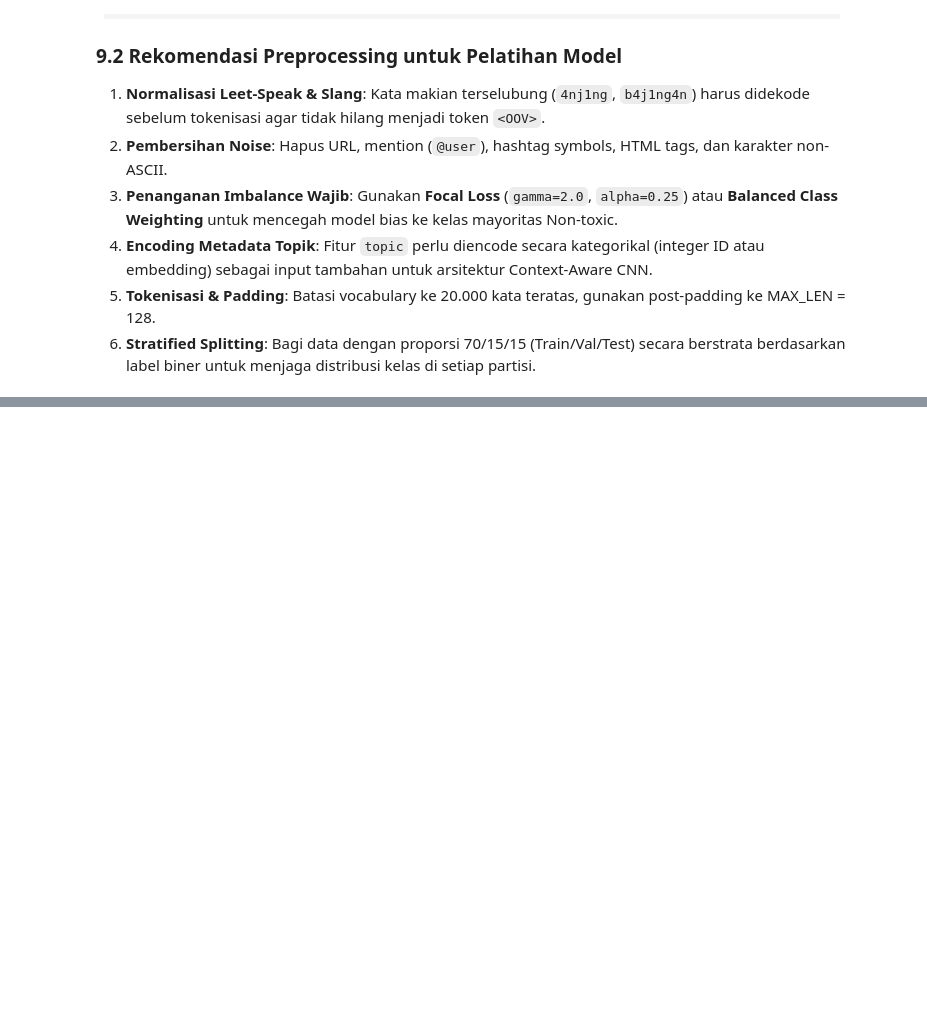
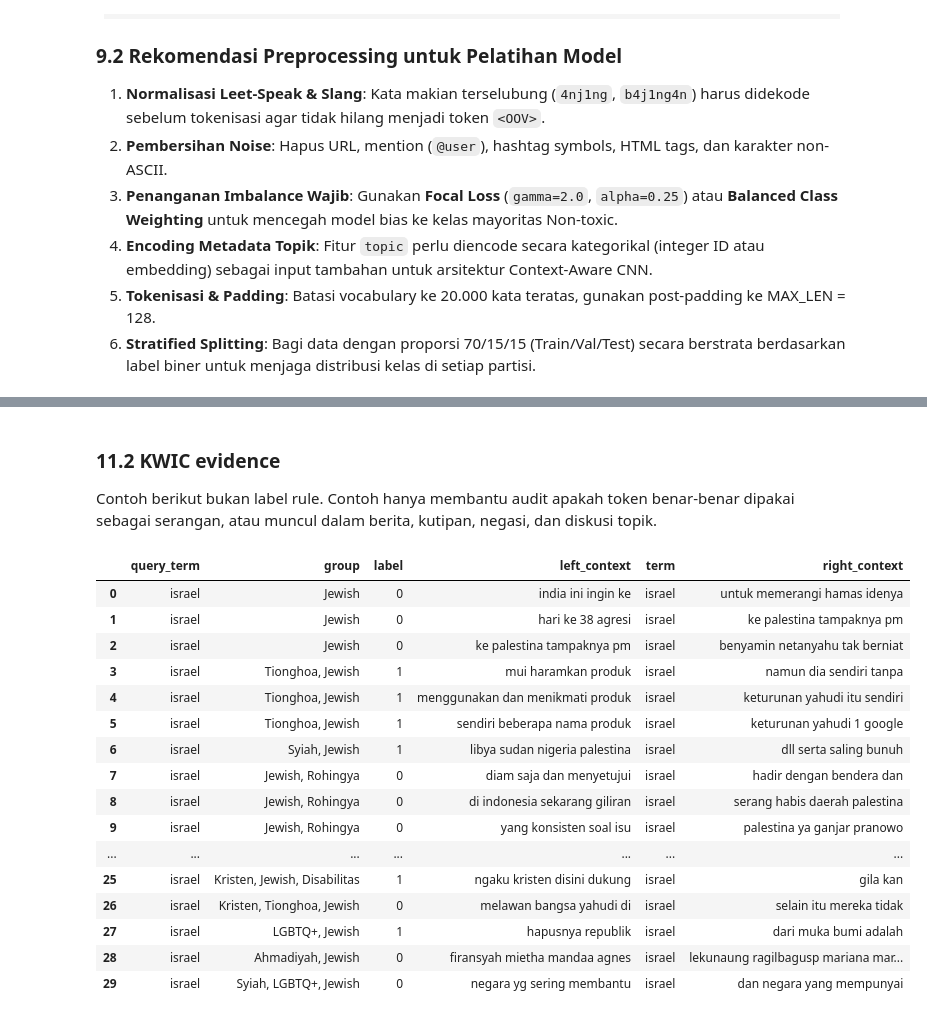
Before and after one commit to Josshua-DSA/Vox, a Jupyter notebook: notebooks/01_eda.ipynb, the cells around one changed output, grey strips where cells are left out. Cells and saved outputs as stored; diff of their text form; code cells hidden in the pictures; blank space fills up the shorter version.

```diff
--- a/notebooks/01_eda.ipynb
+++ b/notebooks/01_eda.ipynb
@@ -628,0 +955,34 @@ plt.show()
+# %% [markdown]
+### 11.2 KWIC evidence
+
+Contoh berikut bukan label rule. Contoh hanya membantu audit apakah token benar-benar dipakai sebagai serangan, atau muncul dalam berita, kutipan, negasi, dan diskusi topik.
+# %%
+wave2_terms = top_toxic_terms(wave2_lexical["all"], limit=8)
+wave2_kwic_parts = []
+for term in wave2_terms:
+    evidence = eda.kwic_by_group(wave2_frame, term, "topic", window=4)
+    if not evidence.empty:
+        wave2_kwic_parts.append(evidence.groupby("group", sort=False).head(3).assign(query_term=term))
+wave2_kwic = (
+    pd.concat(wave2_kwic_parts, ignore_index=True)
+    if wave2_kwic_parts else pd.DataFrame()
+)
+display(wave2_kwic[["query_term", "group", "label", "left_context", "term", "right_context"]].head(30))
+# %% [output]
+|  | query_term | group | label | left_context | term | right_context |
+| 0 | israel | Jewish | 0 | india ini ingin ke | israel | untuk memerangi hamas idenya |
+| 1 | israel | Jewish | 0 | hari ke 38 agresi | israel | ke palestina tampaknya pm |
+| 2 | israel | Jewish | 0 | ke palestina tampaknya pm | israel | benyamin netanyahu tak berniat |
+| 3 | israel | Tionghoa, Jewish | 1 | mui haramkan produk | israel | namun dia sendiri tanpa |
+| 4 | israel | Tionghoa, Jewish | 1 | menggunakan dan menikmati produk | israel | keturunan yahudi itu sendiri |
+| 5 | israel | Tionghoa, Jewish | 1 | sendiri beberapa nama produk | israel | keturunan yahudi 1 google |
+| 6 | israel | Syiah, Jewish | 1 | libya sudan nigeria palestina | israel | dll serta saling bunuh |
+| 7 | israel | Jewish, Rohingya | 0 | diam saja dan menyetujui | israel | hadir dengan bendera dan |
+| 8 | israel | Jewish, Rohingya | 0 | di indonesia sekarang giliran | israel | serang habis daerah palestina |
+| 9 | israel | Jewish, Rohingya | 0 | yang konsisten soal isu | israel | palestina ya ganjar pranowo |
+| ... | ... | ... | ... | ... | ... | ... |
+| 25 | israel | Kristen, Jewish, Disabilitas | 1 | ngaku kristen disini dukung | israel | gila kan |
+| 26 | israel | Kristen, Tionghoa, Jewish | 0 | melawan bangsa yahudi di | israel | selain itu mereka tidak |
+| 27 | israel | LGBTQ+, Jewish | 1 | hapusnya republik | israel | dari muka bumi adalah |
+| 28 | israel | Ahmadiyah, Jewish | 0 | firansyah mietha mandaa agnes | israel | lekunaung ragilbagusp mariana mar... |
+| 29 | israel | Syiah, LGBTQ+, Jewish | 0 | negara yg sering membantu | israel | dan negara yang mempunyai |
```
Also changed, not shown: parts of 17 cells of this notebook, 18 other files.
